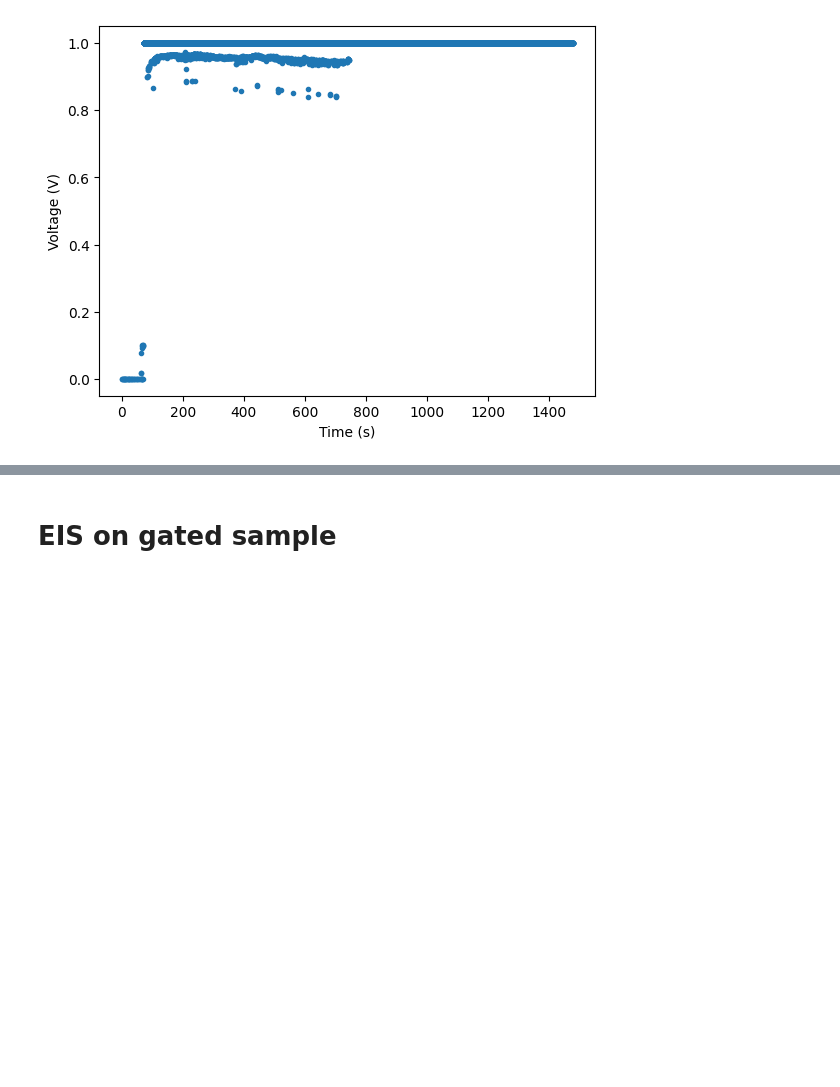
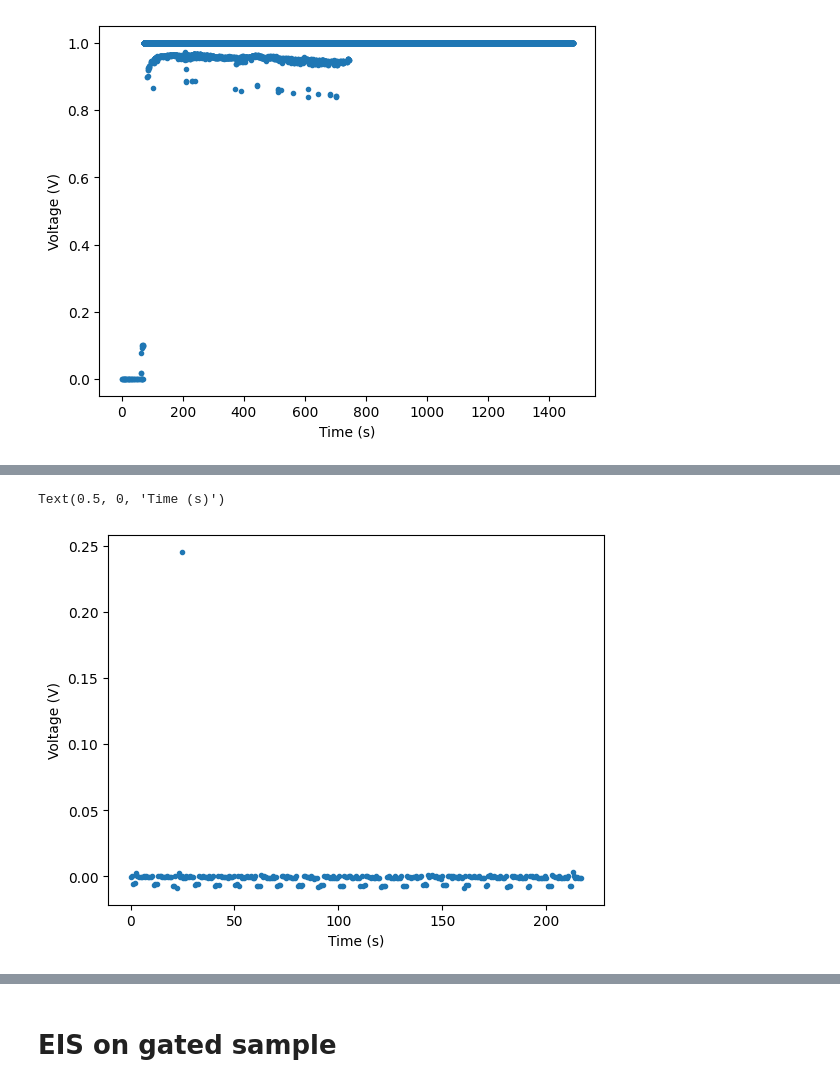
Before and after one commit to beepmo/gator, a Jupyter notebook: data/06-25/litao3_gating.ipynb, the cells around one changed output, grey strips where cells are left out. Saved outputs shown, nothing was run; the diff lists cells and outputs as text; code cells hidden in the pictures; blank space fills up the shorter version.

```diff
--- a/data/06-25/litao3_gating.ipynb
+++ b/data/06-25/litao3_gating.ipynb
@@ -201,3 +222,17 @@ plt.xlabel('Time (s)')
+# %%
+cut1 = 0
+cut2 = -1
+V_numeric = np.array(V, dtype=float)
+
+mask = V_numeric < 1
+T=T[mask]
+V=V_numeric[mask]
+plt.plot(T[cut1:cut2],V[cut1:cut2],'.')
+plt.ylabel('Voltage (V)')
+plt.xlabel('Time (s)')
+# %% [output]
+Text(0.5, 0, 'Time (s)')
+[figure, added]
 # %%
 prep_csv('defbuffer1_0625_130822.csv')
 df4 = pd.read_csv('defbuffer1_0625_130822.csv')
```
Also changed, not shown: parts of 7 cells of this notebook.
